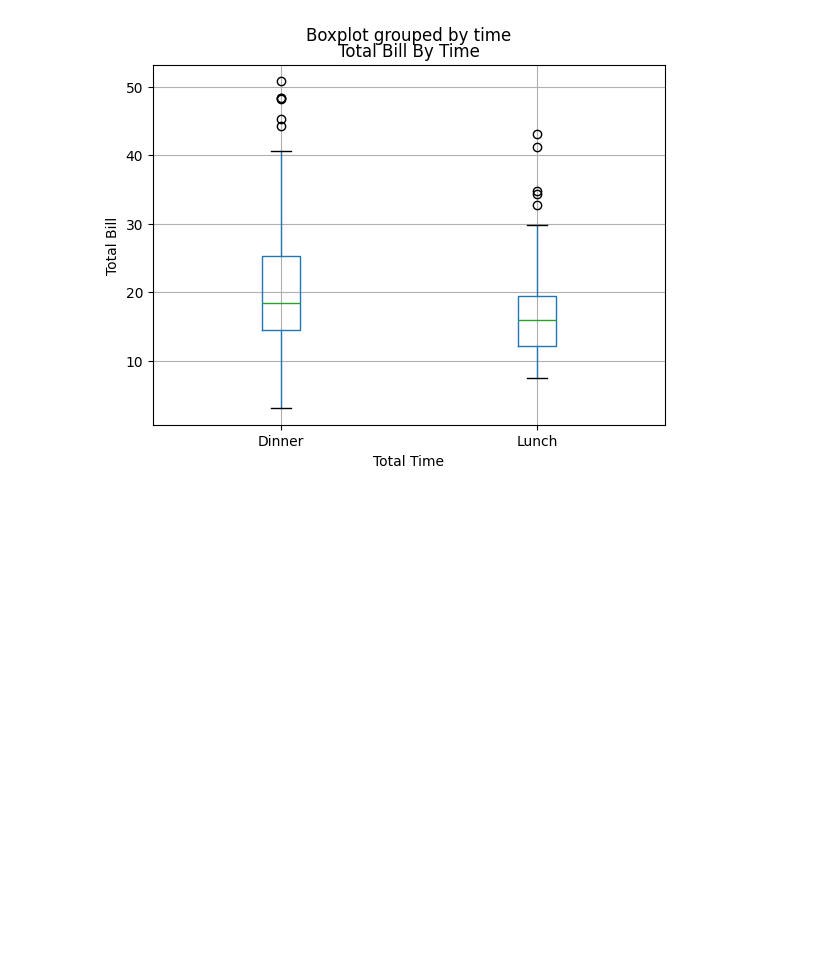
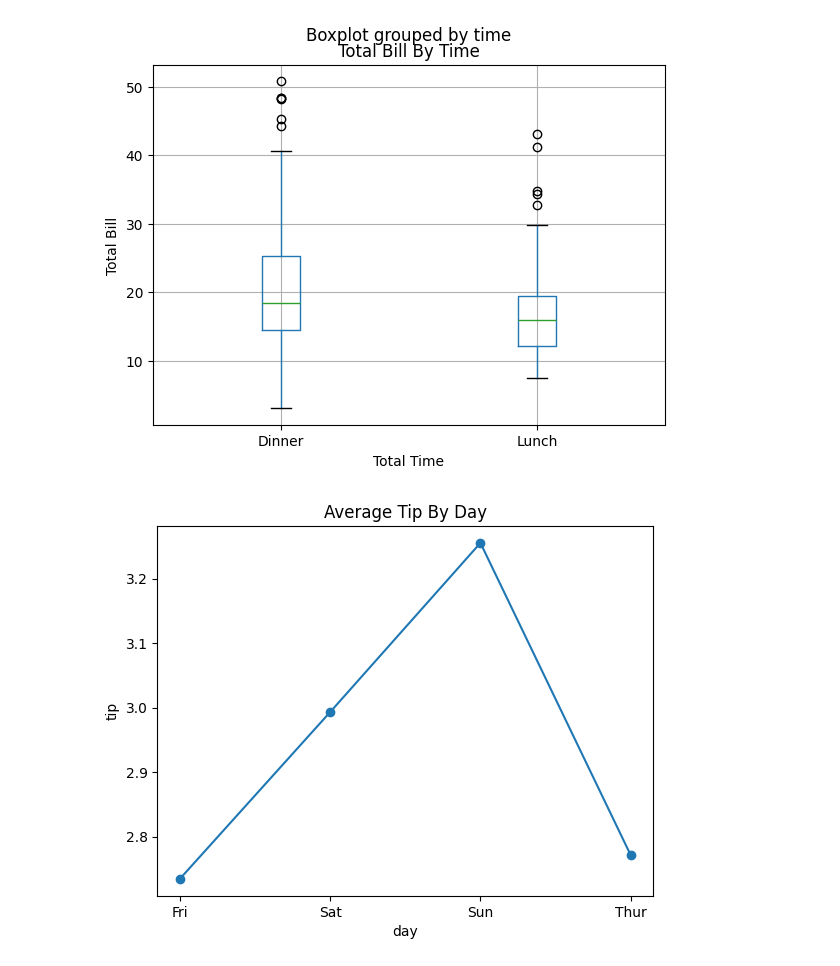
Before and after one commit to sanjay-yadav-04/Python-Matplotlib-Library, a Jupyter notebook: class1.ipynb, the cells around one changed output. Saved outputs shown, nothing was run; the diff lists cells and outputs as text; code cells hidden in the pictures; blank space fills up the shorter version.

```diff
--- a/class1.ipynb
+++ b/class1.ipynb
@@ -168,3 +168,14 @@ plt.xlabel('Total Time')
 plt.show()
 # %% [output]
 [figure]
+# %%
+a=df.groupby('day')['tip'].mean()
+a
+plt.Figure()
+plt.plot(a,marker='o')
+plt.title("Average Tip By Day")
+plt.xlabel('day')
+plt.ylabel('tip')
+plt.show()
+# %% [output]
+[figure, added]
```
Also changed, not shown: parts of 3 cells of this notebook.
